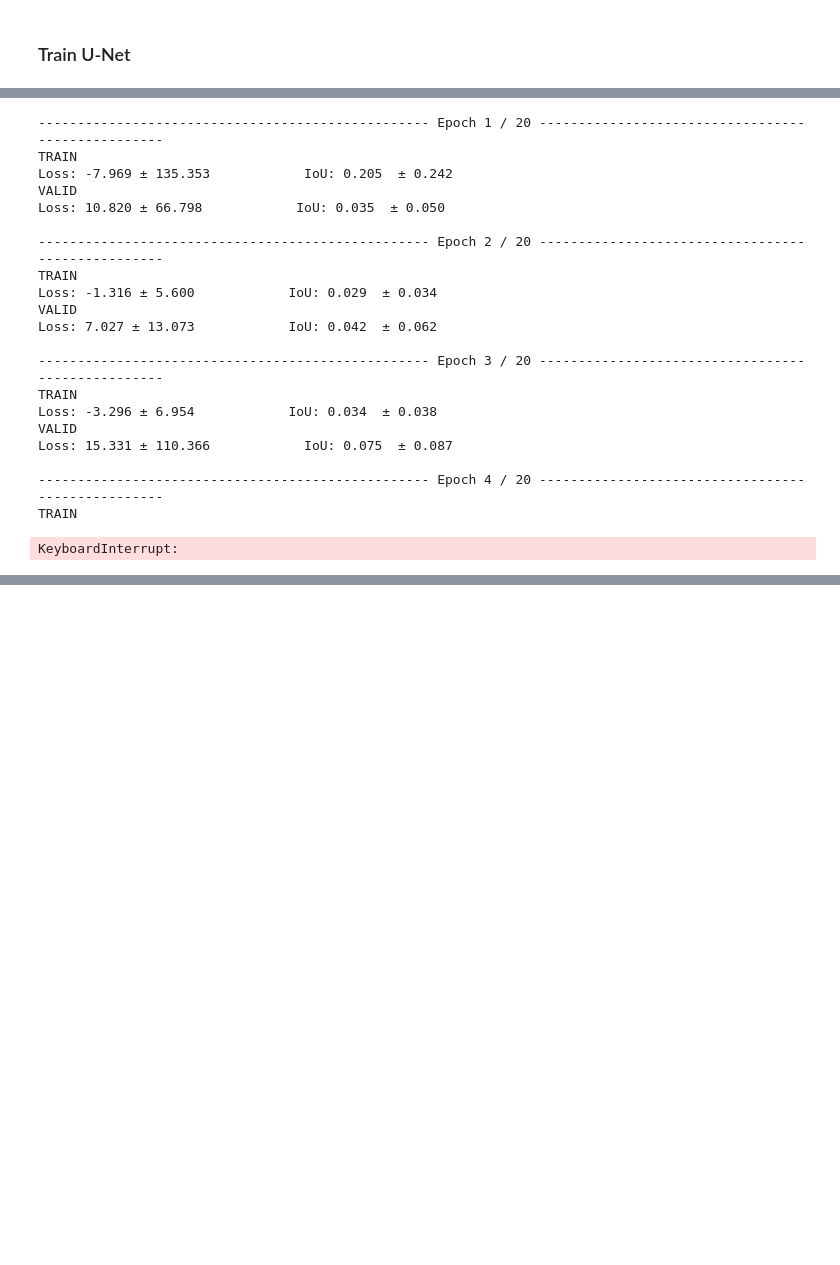
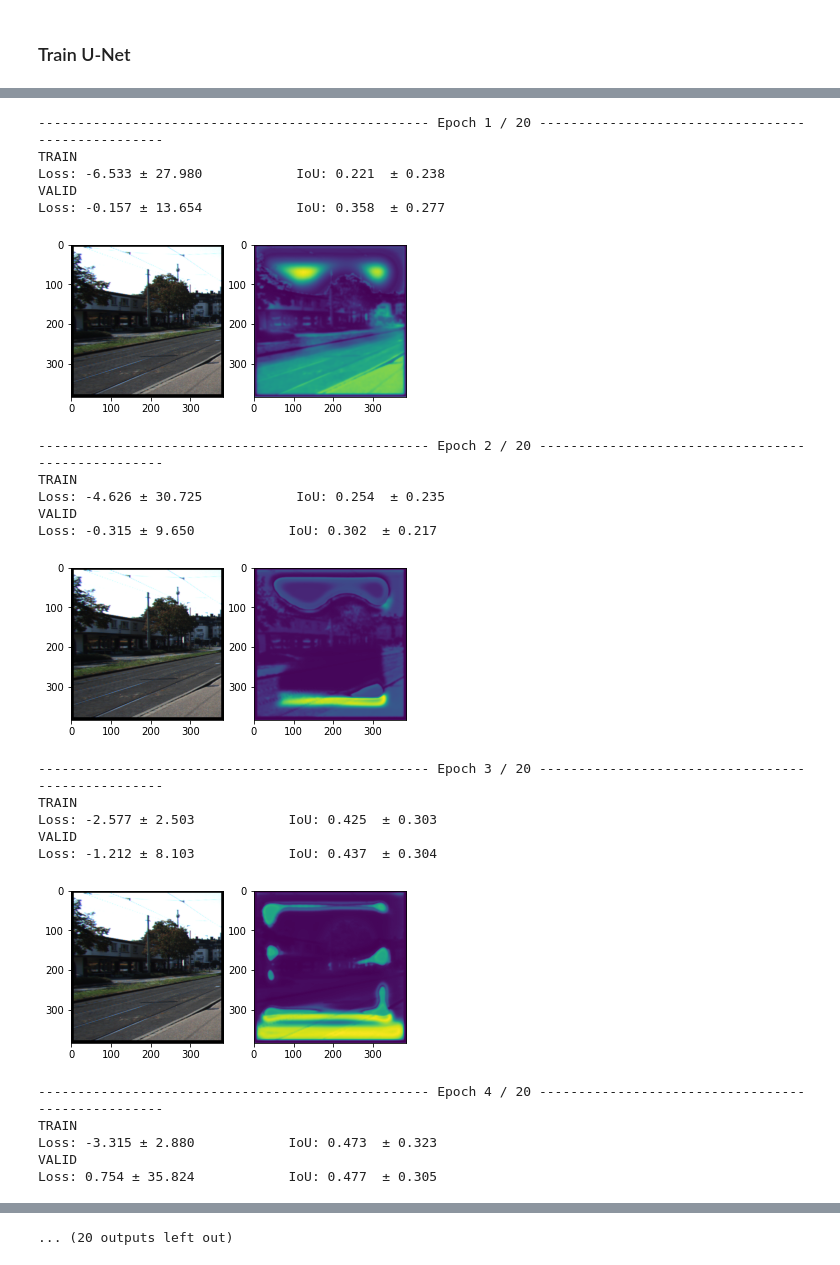
Before and after one commit to manosh7n/deep_vision_and_graphics, a Jupyter notebook: homework02/homework-part1-segmentation.ipynb, the cells around one changed output, grey strips where cells are left out. Saved outputs shown, nothing was run; the diff lists cells and outputs as text; code cells hidden in the pictures; blank space fills up the shorter version.

Commit message:
unet almost trained

```diff
--- a/homework02/homework-part1-segmentation.ipynb
+++ b/homework02/homework-part1-segmentation.ipynb
@@ -311,27 +309,27 @@ def calc_iou(prediction, ground_truth):
     return float(intersection) / (union + 1e-10)
 
 
-def calc_dice_loss(pred, target, alpha = 1.):
+def calc_dice(pred, target, alpha = 1.):
     pred = pred.view(-1).contiguous()
     target = target.view(-1).contiguous()
 
     intersection = (pred * target).sum()
-    dice = 1 - (2 * intersection + alpha) / (pred.sum() + target.sum() + alpha)
+    dice = (2 * intersection + alpha) / (pred.sum() + target.sum() + alpha)
 
     return dice
 
 
 def calc_loss(pred, target):
-#     weights = torch.eye(target.shape[0]) * 0.5 + 1
+#     weights = torch.eye(target.shape[0]) * 1 + 1
 
-    bce_loss = F.binary_cross_entropy_with_logits(pred, target,
+#     bce_loss = F.binary_cross_entropy_with_logits(pred, target,
 #                                                   weight=weights.to(device)
-                                                 )
-    dice_loss = calc_dice_loss(pred, target)
+#                                                  )
+    dice_loss = 1 - calc_dice(pred, target)
 
-    loss = bce_loss + dice_loss
+#     loss = bce_loss + dice_loss
 
-    return loss
+    return dice_loss
 # %%
 def train_model(model, data_loader, optimizer):
     loss_history = []
@@ -339,7 +337,6 @@ def train_model(model, data_loader, optimizer):
 
     for i, batch in enumerate(data_loader, 1):
         x_batch, y_batch = batch['image'].to(device), batch['mask'].to(device)
-        y_batch = F.pad(y_batch, (7, 7, 7, 7))
 
         optimizer.zero_grad()
 
@@ -359,17 +356,16 @@ def train_model(model, data_loader, optimizer):
 
     return model
 # %%
+@torch.no_grad()
 def eval_model(model, data_loader):
     loss_history = []
     iou_history = []
 
     for i, batch in enumerate(data_loader, 1):
         x_batch, y_batch = batch['image'].to(device), batch['mask'].to(device)
-        y_batch = F.pad(y_batch, (7, 7, 7, 7))
 
-        with torch.no_grad():
-            output = model(x_batch)
-            loss = calc_loss(output, y_batch)
+        output = model(x_batch)
+        loss = calc_loss(output, y_batch)
 
         loss_history.append(loss.item())
         iou_history.append(calc_iou(output.cpu().detach().numpy(),
@@ -380,48 +376,59 @@ def eval_model(model, data_loader):
 
     print(f'Loss: {np.mean(loss_history):.3f} ± {np.std(loss_history):.3f}\
             IoU: {np.mean(iou_history):.3f}  ± {np.std(iou_history):.3f}\n')
+
+    image = train_dataset[0]['image'].to(device)
+    pred_mask = model(image[None, :, :, :])
+    plt.subplot(1, 2, 1)
+    plt.imshow(image.cpu().permute(1, 2, 0))
+    plt.subplot(1, 2, 2)
+    plt.imshow(pred_mask.squeeze(0).permute(1, 2, 0).cpu().detach().numpy())
+    plt.show()
 # %%
 BATCH_SIZE = 1
 EPOCHS = 20
 # %%
-train_loader = torch.utils.data.DataLoader(train_dataset, shuffle=False, batch_size=BATCH_SIZE,
+train_loader = torch.utils.data.DataLoader(train_dataset, shuffle=True, batch_size=BATCH_SIZE,
                                            num_workers=12)
 test_loader = torch.utils.data.DataLoader(test_dataset, shuffle=False, batch_size=BATCH_SIZE,
                                           num_workers=12)
 # %%
 torch.cuda.empty_cache()
 
 model = UNet().to(device)
+optimizer = torch.optim.Adam(model.parameters(), lr=0.01)
 
-optimizer = torch.optim.AdamW(model.parameters())
 for epoch in tqdm(range(EPOCHS), desc='EPOCH'):
     print('-' * 50, f'Epoch {epoch + 1} / {EPOCHS}', '-' * 50)
 
     print('TRAIN')
-    model.train()
+    model.train(True)
     model = train_model(model, train_loader, optimizer)
+
     print('VALID')
-    model.eval()
+    model.train(False)
     eval_model(model, test_loader)
 # %% [output]
 -------------------------------------------------- Epoch 1 / 20 --------------------------------------------------
 TRAIN
-Loss: -7.969 ± 135.353            IoU: 0.205  ± 0.242
+Loss: -6.533 ± 27.980            IoU: 0.221  ± 0.238
 VALID
-Loss: 10.820 ± 66.798            IoU: 0.035  ± 0.050
-
--------------------------------------------------- Epoch 2 / 20 --------------------------------------------------
-TRAIN
-Loss: -1.316 ± 5.600            IoU: 0.029  ± 0.034
-VALID
-Loss: 7.027 ± 13.073            IoU: 0.042  ± 0.062
-
--------------------------------------------------- Epoch 3 / 20 --------------------------------------------------
-TRAIN
-Loss: -3.296 ± 6.954            IoU: 0.034  ± 0.038
-VALID
-Loss: 15.331 ± 110.366            IoU: 0.075  ± 0.087
-
--------------------------------------------------- Epoch 4 / 20 --------------------------------------------------
-TRAIN
+Loss: -0.157 ± 13.654            IoU: 0.358  ± 0.277
+[figure, added]
-KeyboardInterrupt:
+-------------------------------------------------- Epoch 2 / 20 --------------------------------------------------
+TRAIN
+Loss: -4.626 ± 30.725            IoU: 0.254  ± 0.235
+VALID
+Loss: -0.315 ± 9.650            IoU: 0.302  ± 0.217
+[figure, added]
+-------------------------------------------------- Epoch 3 / 20 --------------------------------------------------
+TRAIN
+Loss: -2.577 ± 2.503            IoU: 0.425  ± 0.303
+VALID
+Loss: -1.212 ± 8.103            IoU: 0.437  ± 0.304
+[figure, added]
+-------------------------------------------------- Epoch 4 / 20 --------------------------------------------------
+TRAIN
+Loss: -3.315 ± 2.880            IoU: 0.473  ± 0.323
+VALID
+Loss: 0.754 ± 35.824            IoU: 0.477  ± 0.305
@@ -427,0 +448 @@ KeyboardInterrupt:
+... (20 outputs left out)
```
Also changed, not shown: parts of 9 cells of this notebook.
